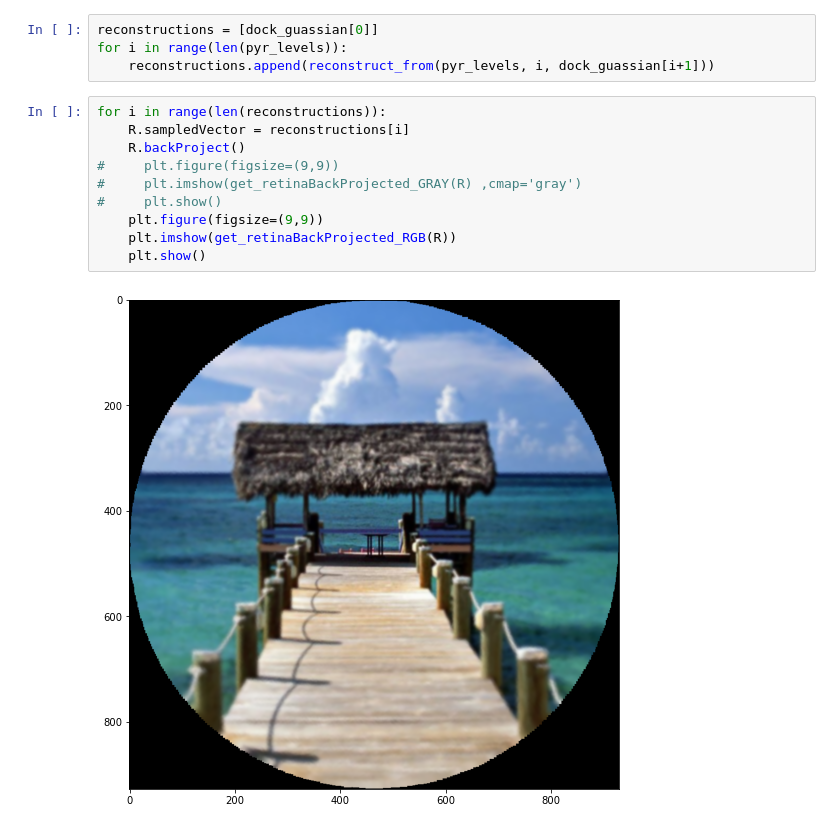
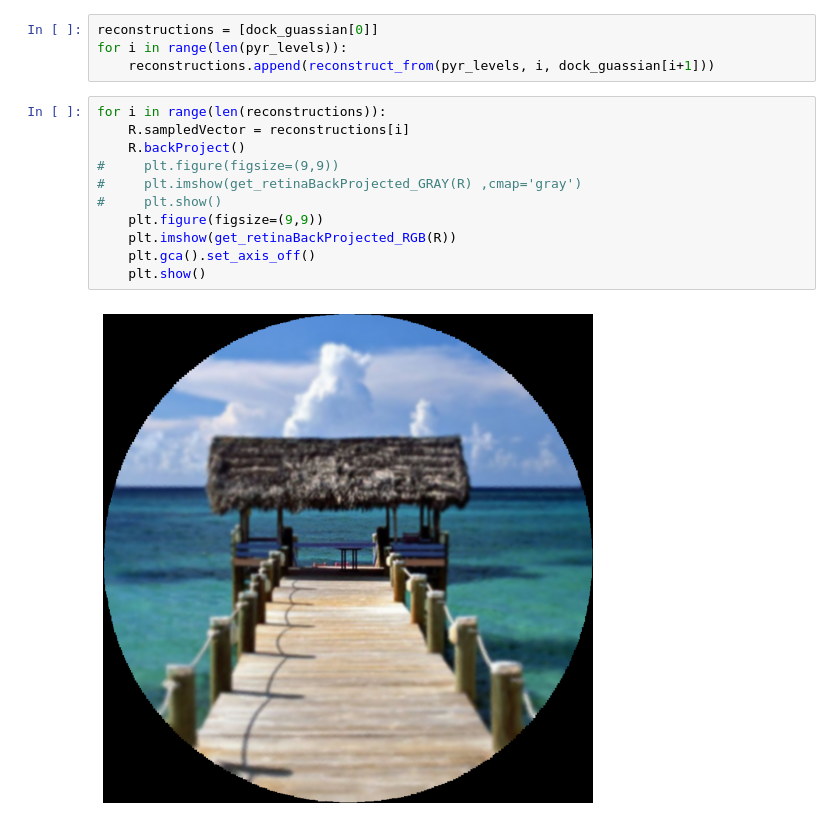
Before and after one commit to 2332575Y/RetinaV2, a Jupyter notebook: Pyramid example (Unstable types).ipynb, the cells around one changed output. Drawn from its saved outputs; the diff is of its cells as text.

```diff
--- a/Pyramid example (Unstable types).ipynb
+++ b/Pyramid example (Unstable types).ipynb
@@ -76,12 +76,13 @@ for i in range(len(pyr_levels)):
 # %%
 for i in range(len(reconstructions)):
     R.sampledVector = reconstructions[i]
     R.backProject()
 #     plt.figure(figsize=(9,9))
 #     plt.imshow(get_retinaBackProjected_GRAY(R) ,cmap='gray')
 #     plt.show()
     plt.figure(figsize=(9,9))
     plt.imshow(get_retinaBackProjected_RGB(R))
+    plt.gca().set_axis_off()
     plt.show()
 # %% [output]
-[figure, old version]
+[figure, new version]
```
Also changed, not shown: parts of 2 cells of this notebook, 5 other files.
